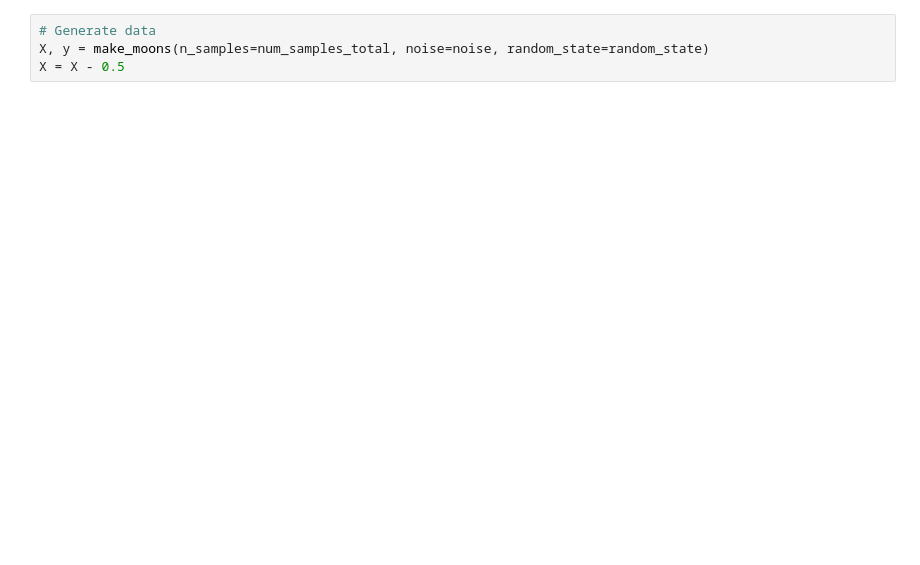
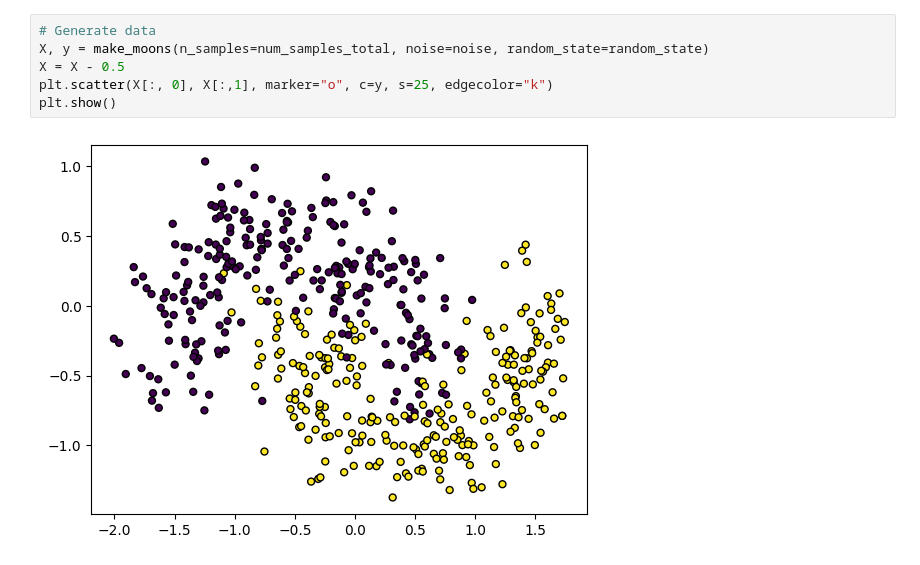
Before and after one commit to jonathanonglq/The-Beauty-of-Radial-Basis-Functions, a Jupyter notebook: Radial Basis Functions.ipynb, the cells around one changed output. Drawn from its saved outputs; the diff is of its cells as text; blank space fills up the shorter version.

```diff
--- a/Radial Basis Functions.ipynb
+++ b/Radial Basis Functions.ipynb
@@ -19,5 +20,9 @@ noise = 0.25
 # %%
 # Generate data
 X, y = make_moons(n_samples=num_samples_total, noise=noise, random_state=random_state)
 X = X - 0.5
+plt.scatter(X[:, 0], X[:,1], marker="o", c=y, s=25, edgecolor="k")
+plt.show()
+# %% [output]
+[figure, added]
 # %%
```
Also changed, not shown: parts of 9 cells of this notebook.
